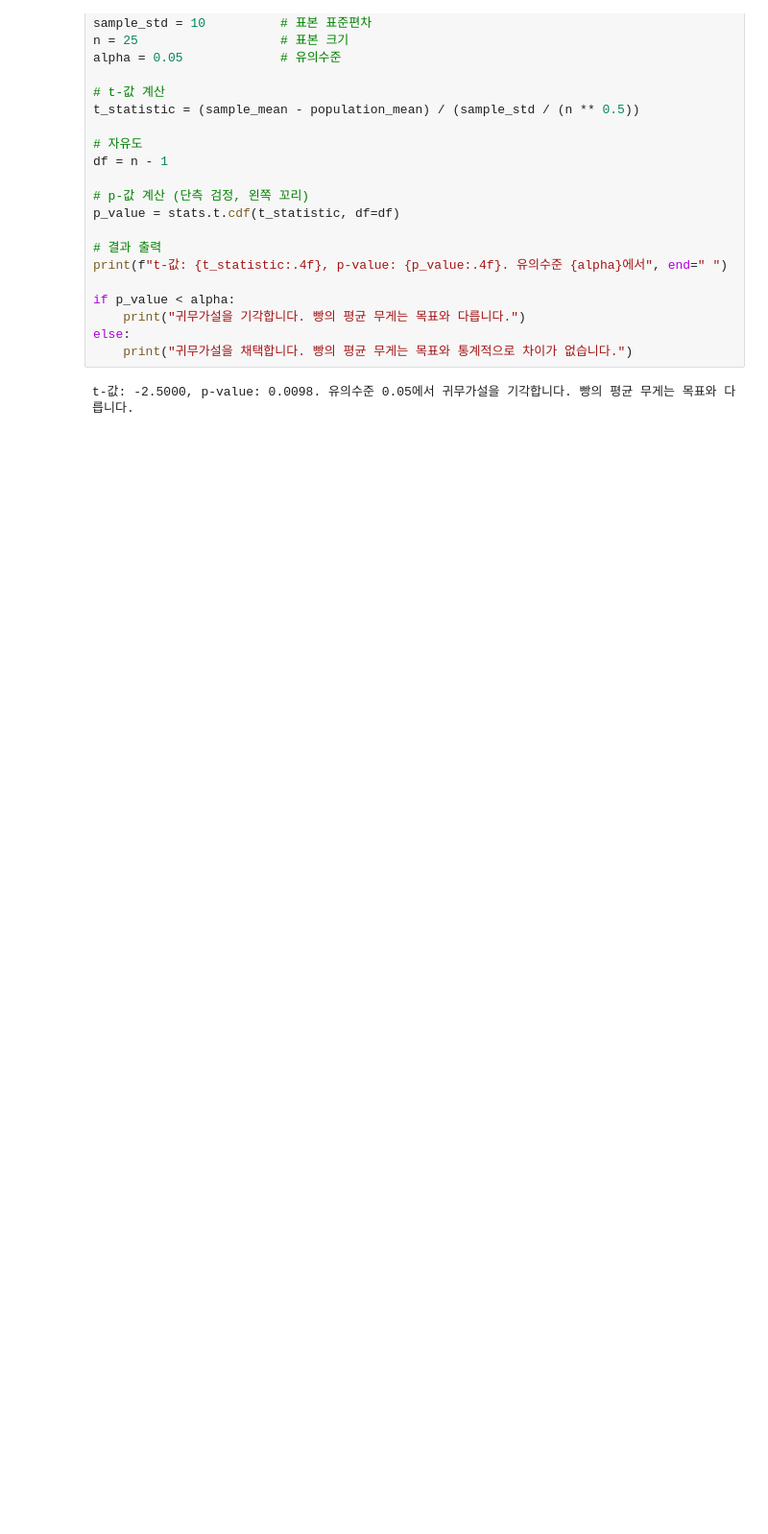
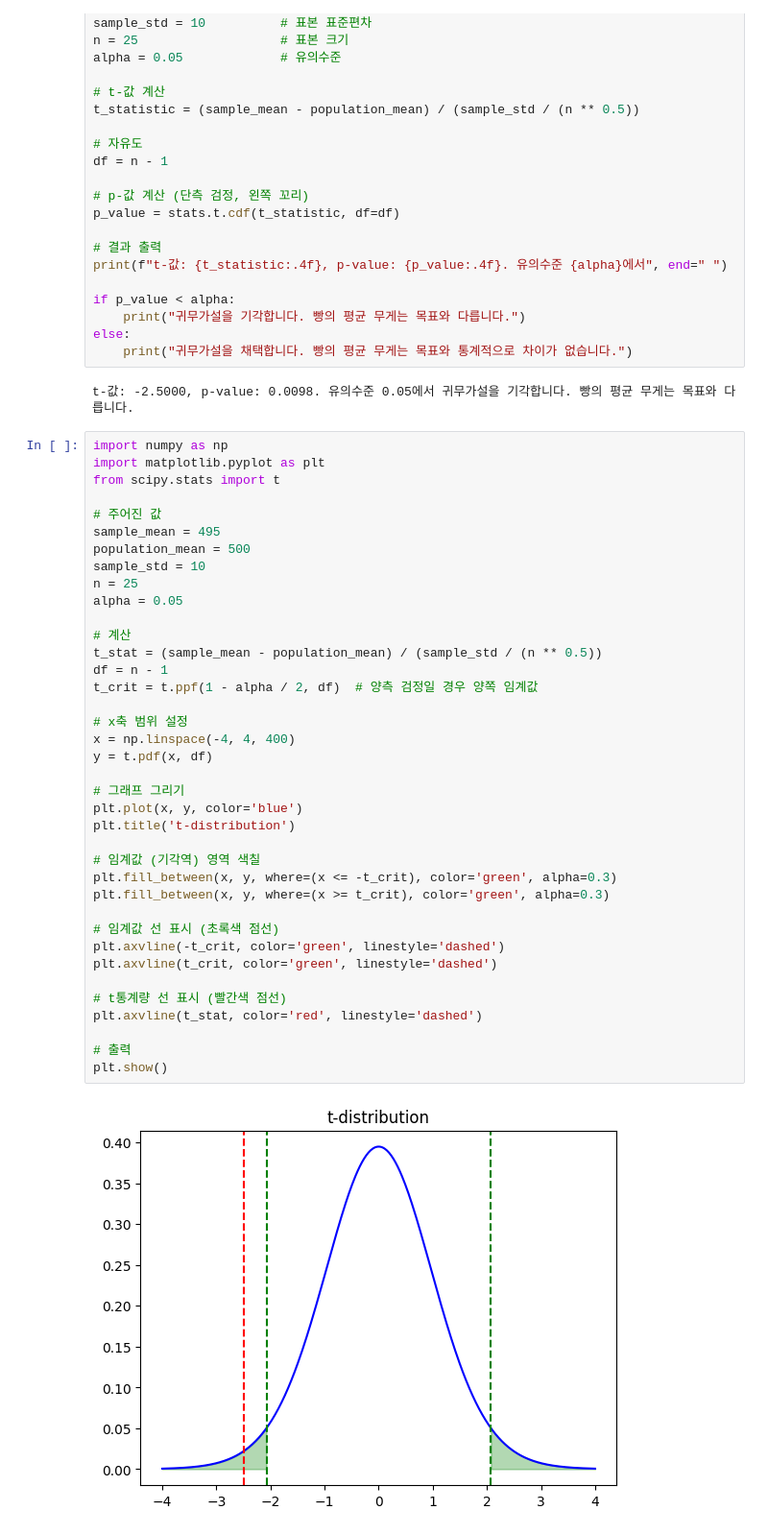
Before and after one commit to sunyoungmoon012/first-repository, a Jupyter notebook: Quest_04_통계_기초.ipynb, the cells around one changed output. Shown at 96% size. Drawn from its saved outputs; the diff is of its cells as text; blank space fills up the shorter version.

```diff
--- a/Quest_04_통계_기초.ipynb
+++ b/Quest_04_통계_기초.ipynb
@@ -28,3 +28,43 @@ else:
     print("귀무가설을 채택합니다. 빵의 평균 무게는 목표와 통계적으로 차이가 없습니다.")
 # %% [output]
 t-값: -2.5000, p-value: 0.0098. 유의수준 0.05에서 귀무가설을 기각합니다. 빵의 평균 무게는 목표와 다릅니다.
+# %%
+import numpy as np
+import matplotlib.pyplot as plt
+from scipy.stats import t
+
+# 주어진 값
+sample_mean = 495
+population_mean = 500
+sample_std = 10
+n = 25
+alpha = 0.05
+
+# 계산
+t_stat = (sample_mean - population_mean) / (sample_std / (n ** 0.5))
+df = n - 1
+t_crit = t.ppf(1 - alpha / 2, df)  # 양측 검정일 경우 양쪽 임계값
+
+# x축 범위 설정
+x = np.linspace(-4, 4, 400)
+y = t.pdf(x, df)
+
+# 그래프 그리기
+plt.plot(x, y, color='blue')
+plt.title('t-distribution')
+
+# 임계값 (기각역) 영역 색칠
+plt.fill_between(x, y, where=(x <= -t_crit), color='green', alpha=0.3)
+plt.fill_between(x, y, where=(x >= t_crit), color='green', alpha=0.3)
+
+# 임계값 선 표시 (초록색 점선)
+plt.axvline(-t_crit, color='green', linestyle='dashed')
+plt.axvline(t_crit, color='green', linestyle='dashed')
+
+# t통계량 선 표시 (빨간색 점선)
+plt.axvline(t_stat, color='red', linestyle='dashed')
+
+# 출력
+plt.show()
+# %% [output]
+[figure, added]
```
Also changed, not shown: parts of 2 cells of this notebook.
